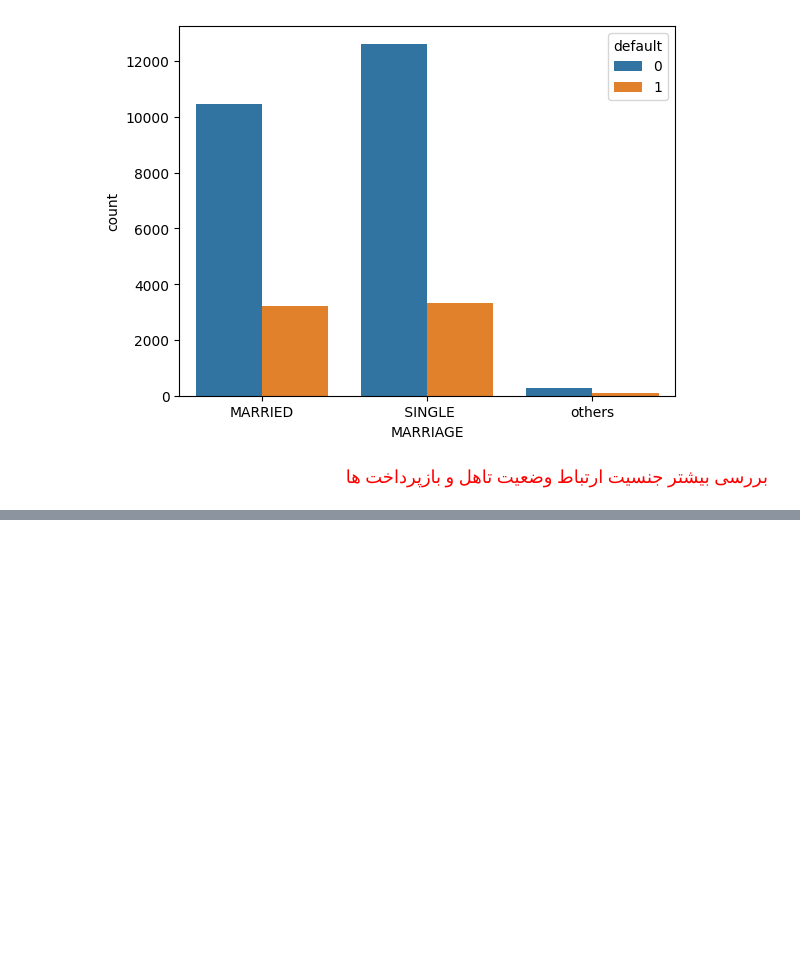
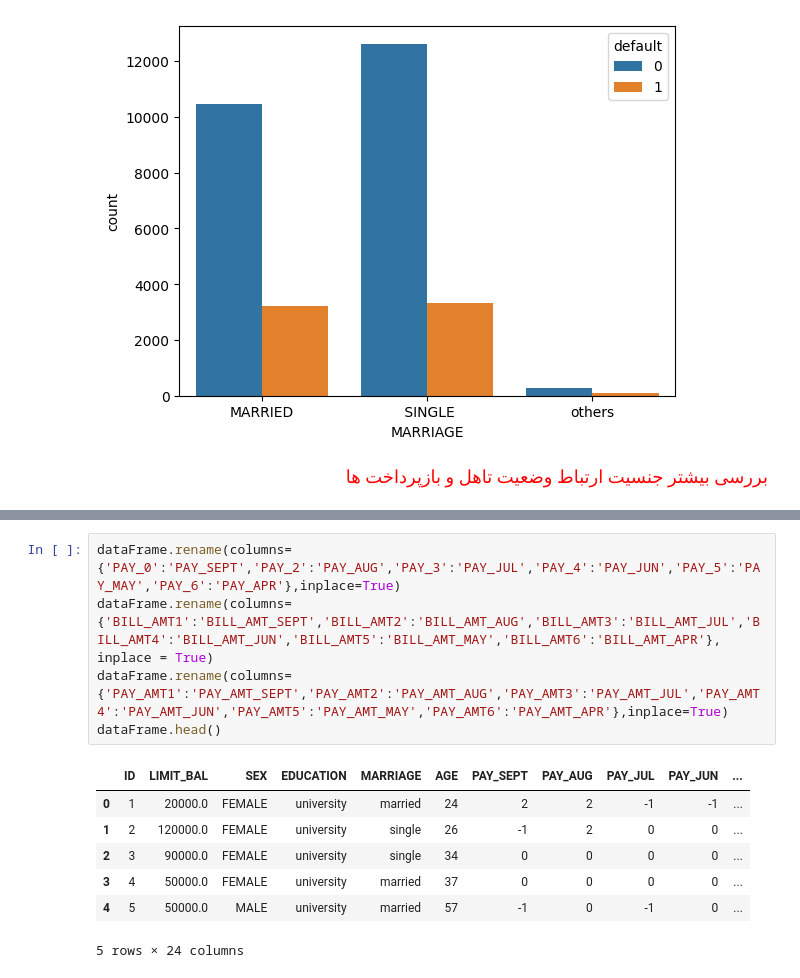
Before and after one commit to rzabhd80/credit-card-defult-detection, a Jupyter notebook: default_users.ipynb, the cells around one changed output, grey strips where cells are left out. Drawn from its saved outputs; the diff is of its cells as text; blank space fills up the shorter version.

```diff
--- a/default_users.ipynb
+++ b/default_users.ipynb
@@ -372,0 +440,13 @@ result for MARRIED FEMALE is as follows : total number = 6610, default = 1861, p
+# %%
+dataFrame.rename(columns={'PAY_0':'PAY_SEPT','PAY_2':'PAY_AUG','PAY_3':'PAY_JUL','PAY_4':'PAY_JUN','PAY_5':'PAY_MAY','PAY_6':'PAY_APR'},inplace=True)
+dataFrame.rename(columns={'BILL_AMT1':'BILL_AMT_SEPT','BILL_AMT2':'BILL_AMT_AUG','BILL_AMT3':'BILL_AMT_JUL','BILL_AMT4':'BILL_AMT_JUN','BILL_AMT5':'BILL_AMT_MAY','BILL_AMT6':'BILL_AMT_APR'}, inplace = True)
+dataFrame.rename(columns={'PAY_AMT1':'PAY_AMT_SEPT','PAY_AMT2':'PAY_AMT_AUG','PAY_AMT3':'PAY_AMT_JUL','PAY_AMT4':'PAY_AMT_JUN','PAY_AMT5':'PAY_AMT_MAY','PAY_AMT6':'PAY_AMT_APR'},inplace=True)
+dataFrame.head()
+# %% [output]
+|  | ID | LIMIT_BAL | SEX | EDUCATION | MARRIAGE | AGE | PAY_SEPT | PAY_AUG | PAY_JUL | PAY_JUN | ... |
+| 0 | 1 | 20000.0 | FEMALE | university | married | 24 | 2 | 2 | -1 | -1 | ... |
+| 1 | 2 | 120000.0 | FEMALE | university | single | 26 | -1 | 2 | 0 | 0 | ... |
+| 2 | 3 | 90000.0 | FEMALE | university | single | 34 | 0 | 0 | 0 | 0 | ... |
+| 3 | 4 | 50000.0 | FEMALE | university | married | 37 | 0 | 0 | 0 | 0 | ... |
+| 4 | 5 | 50000.0 | MALE | university | married | 57 | -1 | 0 | -1 | 0 | ... |
+5 rows × 24 columns
```
Also changed, not shown: parts of 35 cells of this notebook, 3 other files.
